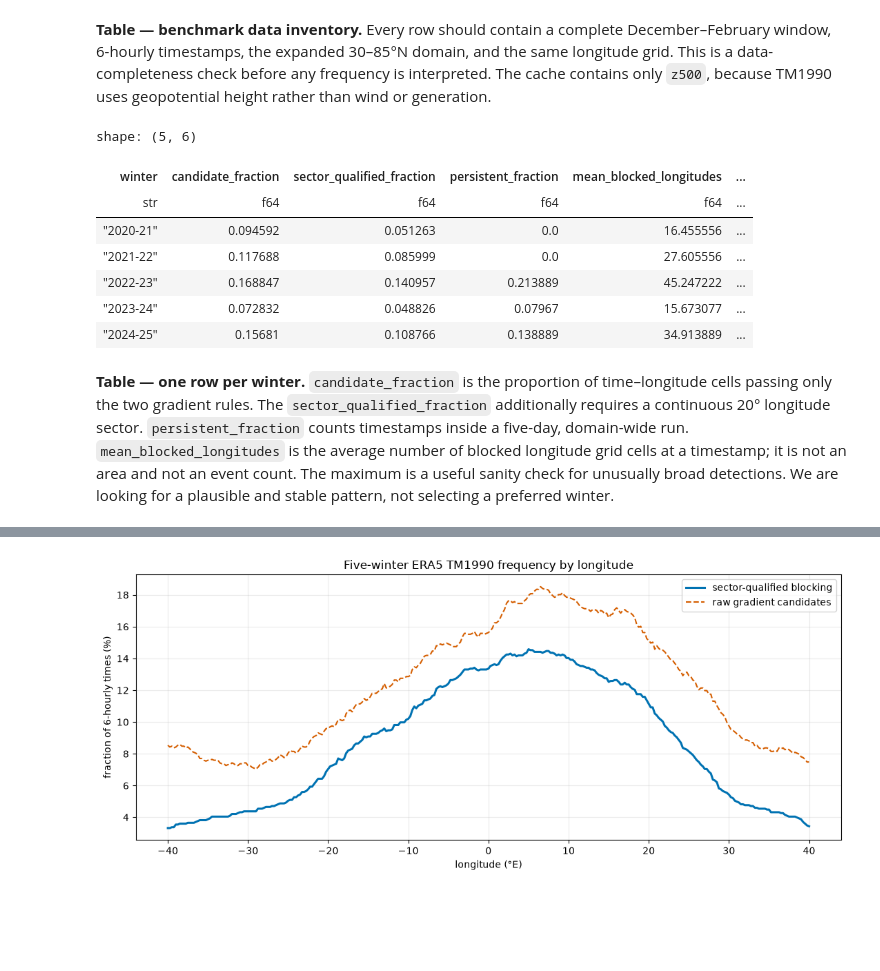
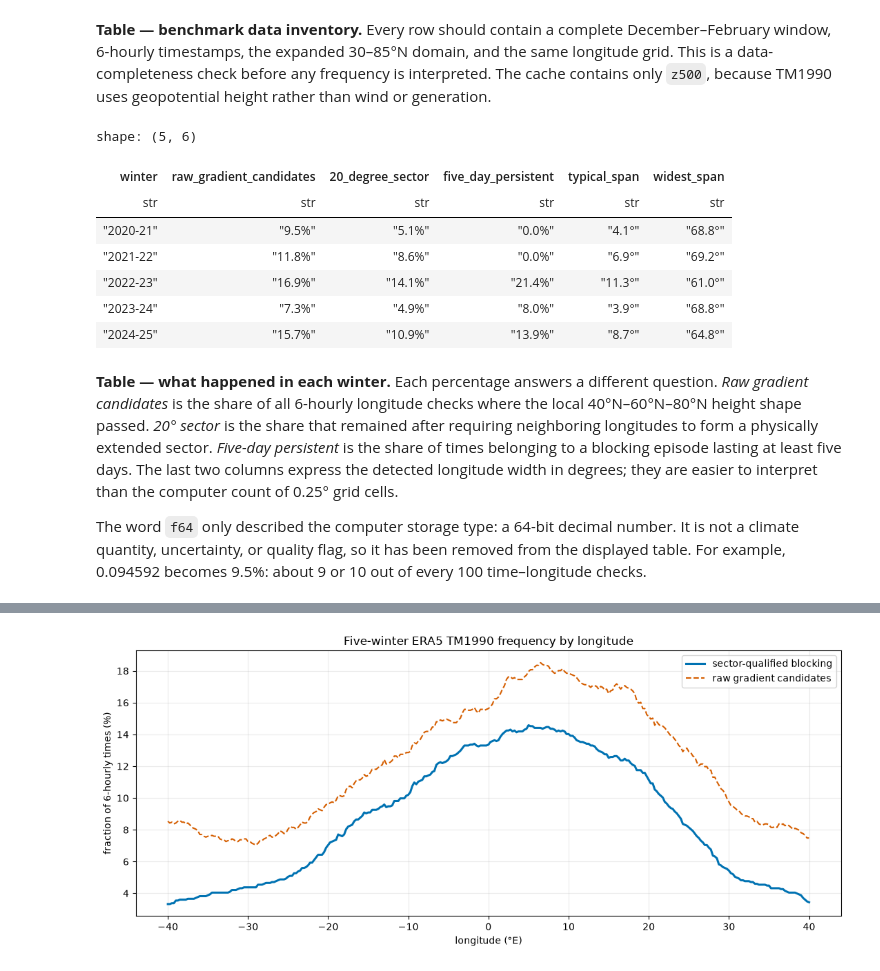
Before and after one commit to TunaHim/EuroGrid-Climate-Dynamics, a Jupyter notebook: notebooks/03_era5_blocking_benchmark.ipynb, the cells around one changed output, grey strips where cells are left out. Cells and saved outputs as stored; diff of their text form; code cells hidden in the pictures; blank space fills up the shorter version.

Commit message:
Explain blocking benchmark metrics
Co-Authored-By: Himansu Kesari Pradhan <kesarihimansu@gmail.com>

```diff
--- a/notebooks/03_era5_blocking_benchmark.ipynb
+++ b/notebooks/03_era5_blocking_benchmark.ipynb
@@ -86,53 +86,77 @@ and the same longitude grid. This is a data-completeness check before any
 frequency is interpreted. The cache contains only `z500`, because TM1990
 uses geopotential height rather than wind or generation.
 # %%
-# Apply the same TM1990 detector and persistence rule to every winter.
+# Apply TM1990 to each winter and turn detector output into understandable metrics.
 results = {}
 persistence = {}
 summary_rows = []
 for label, z500 in z500_by_winter.items():
     result = detect_tm1990(
         z500,
         phi0_deg=blocking_cfg["phi0_deg"],
         arm_deg=blocking_cfg["arm_deg"],
         scan_offsets_deg=tuple(blocking_cfg["scan_offsets_deg"]),
         ghgn_threshold_m_per_deg=blocking_cfg["ghgn_threshold_m_per_deg"],
         min_sector_width_deg=blocking_cfg["min_sector_width_deg"],
     )
     summary_result = persistence_summary(
         result.blocking,
         timestep_hours=cfg["era5"]["z500_stride_hours"],
         min_persistence_days=blocking_cfg["min_persistence_days"],
     )
     results[label] = result
     persistence[label] = summary_result
+    longitude_step = float(z500.lon.diff("lon").median())
     summary_rows.append(
         {
             "winter": label,
-            "candidate_fraction": float(result.candidate.mean()),
-            "sector_qualified_fraction": float(result.blocking.mean()),
-            "persistent_fraction": float(summary_result.persistent_blocking.mean()),
-            "mean_blocked_longitudes": float(summary_result.blocking_longitude_count.mean()),
-            "maximum_blocked_longitudes": int(summary_result.blocking_longitude_count.max()),
+            "candidate_percent": 100 * float(result.candidate.mean()),
+            "sector_percent": 100 * float(result.blocking.mean()),
+            "persistent_percent": 100 * float(summary_result.persistent_blocking.mean()),
+            "typical_blocked_span_deg": longitude_step
+            * float(summary_result.blocking_longitude_count.mean()),
+            "widest_blocked_span_deg": longitude_step * float(summary_result.blocking_longitude_count.max()),
         }
     )
-summary = pl.DataFrame(summary_rows)
+summary_numeric = pl.DataFrame(summary_rows)
+summary = summary_numeric.with_columns(
+    pl.col("candidate_percent")
+    .map_elements(lambda value: f"{value:.1f}%", return_dtype=pl.String)
+    .alias("raw_gradient_candidates"),
+    pl.col("sector_percent")
+    .map_elements(lambda value: f"{value:.1f}%", return_dtype=pl.String)
+    .alias("20_degree_sector"),
+    pl.col("persistent_percent")
+    .map_elements(lambda value: f"{value:.1f}%", return_dtype=pl.String)
+    .alias("five_day_persistent"),
+    pl.col("typical_blocked_span_deg")
+    .map_elements(lambda value: f"{value:.1f}°", return_dtype=pl.String)
+    .alias("typical_span"),
+    pl.col("widest_blocked_span_deg")
+    .map_elements(lambda value: f"{value:.1f}°", return_dtype=pl.String)
+    .alias("widest_span"),
+)
+summary = summary.select(
+    [
+        "winter",
+        "raw_gradient_candidates",
+        "20_degree_sector",
+        "five_day_persistent",
+        "typical_span",
+        "widest_span",
+    ]
+)
 display(summary)
 # %% [output]
 shape: (5, 6)
-| winter | candidate_fraction | sector_qualified_fraction | persistent_fraction | mean_blocked_longitudes | ... |
-| str | f64 | f64 | f64 | f64 | ... |
-| "2020-21" | 0.094592 | 0.051263 | 0.0 | 16.455556 | ... |
-| "2021-22" | 0.117688 | 0.085999 | 0.0 | 27.605556 | ... |
-| "2022-23" | 0.168847 | 0.140957 | 0.213889 | 45.247222 | ... |
-| "2023-24" | 0.072832 | 0.048826 | 0.07967 | 15.673077 | ... |
-| "2024-25" | 0.15681 | 0.108766 | 0.138889 | 34.913889 | ... |
+| winter | raw_gradient_candidates | 20_degree_sector | five_day_persistent | typical_span | widest_span |
+| str | str | str | str | str | str |
+| "2020-21" | "9.5%" | "5.1%" | "0.0%" | "4.1°" | "68.8°" |
+| "2021-22" | "11.8%" | "8.6%" | "0.0%" | "6.9°" | "69.2°" |
+| "2022-23" | "16.9%" | "14.1%" | "21.4%" | "11.3°" | "61.0°" |
+| "2023-24" | "7.3%" | "4.9%" | "8.0%" | "3.9°" | "68.8°" |
+| "2024-25" | "15.7%" | "10.9%" | "13.9%" | "8.7°" | "64.8°" |
 # %% [markdown]
-**Table — one row per winter.** `candidate_fraction` is the proportion of
-time–longitude cells passing only the two gradient rules. The
-`sector_qualified_fraction` additionally requires a continuous 20° longitude
-sector. `persistent_fraction` counts timestamps inside a five-day,
-domain-wide run. `mean_blocked_longitudes` is the average number of blocked
-longitude grid cells at a timestamp; it is not an area and not an event count.
-The maximum is a useful sanity check for unusually broad detections. We are
-looking for a plausible and stable pattern, not selecting a preferred winter.
+**Table — what happened in each winter.** Each percentage answers a different question. *Raw gradient candidates* is the share of all 6-hourly longitude checks where the local 40°N–60°N–80°N height shape passed. *20° sector* is the share that remained after requiring neighboring longitudes to form a physically extended sector. *Five-day persistent* is the share of times belonging to a blocking episode lasting at least five days. The last two columns express the detected longitude width in degrees; they are easier to interpret than the computer count of 0.25° grid cells.
+
+The word `f64` only described the computer storage type: a 64-bit decimal number. It is not a climate quantity, uncertainty, or quality flag, so it has been removed from the displayed table. For example, 0.094592 becomes 9.5%: about 9 or 10 out of every 100 time–longitude checks.
```
Also changed, not shown: parts of 6 cells of this notebook.
